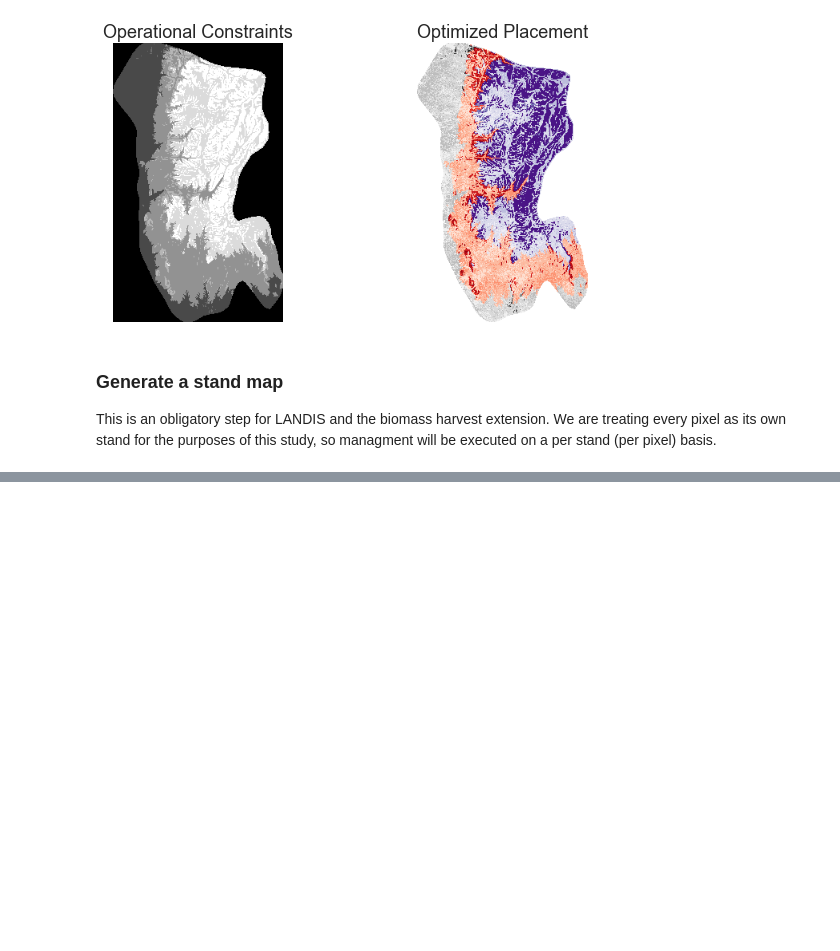
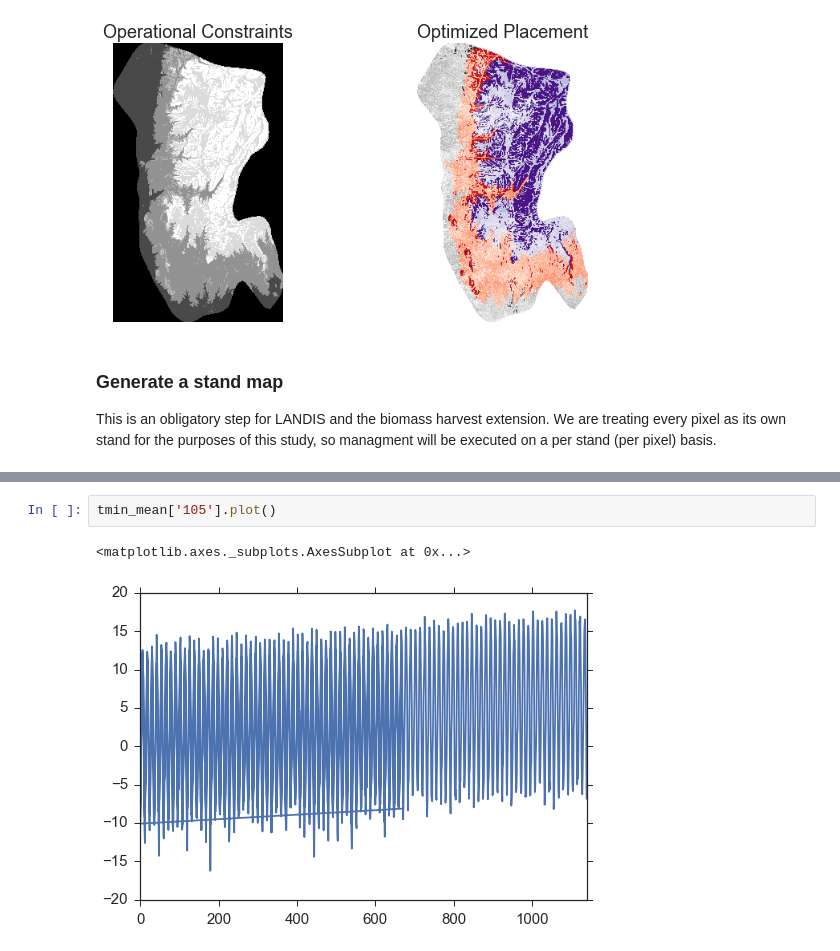
Before and after one commit to djkrofch/SantaFe_Fireshed, a Jupyter notebook: SF_Fireshed_Prep.ipynb, the cells around one changed output, grey strips where cells are left out. Saved outputs shown, nothing was run; the diff lists cells and outputs as text; blank space fills up the shorter version.

```diff
--- a/SF_Fireshed_Prep.ipynb
+++ b/SF_Fireshed_Prep.ipynb
@@ -903,0 +1018,5 @@ array([[ 0.,  0.,  0., ...,  0.,  0.,  0.],
+# %%
+tmin_mean['105'].plot()
+# %% [output]
+<matplotlib.axes._subplots.AxesSubplot at 0x...>
+[figure, added]
```
Also changed, not shown: parts of 5 cells of this notebook.
